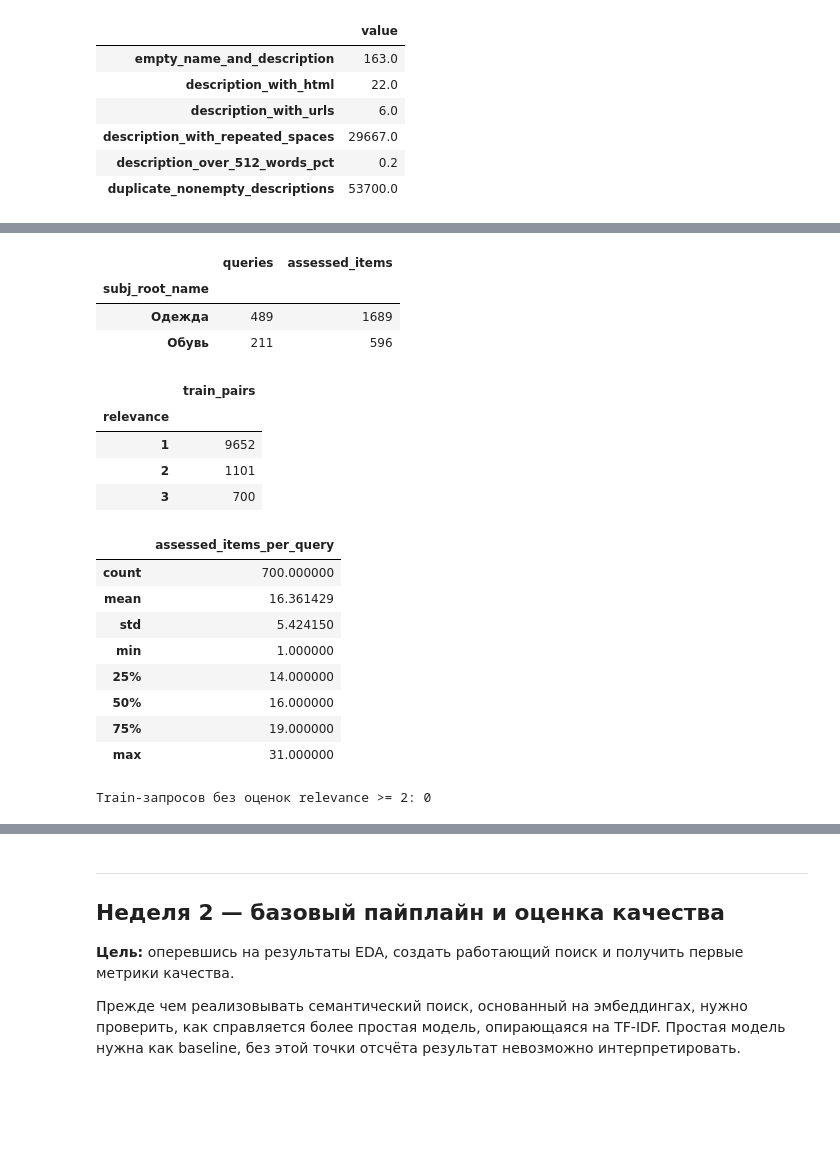
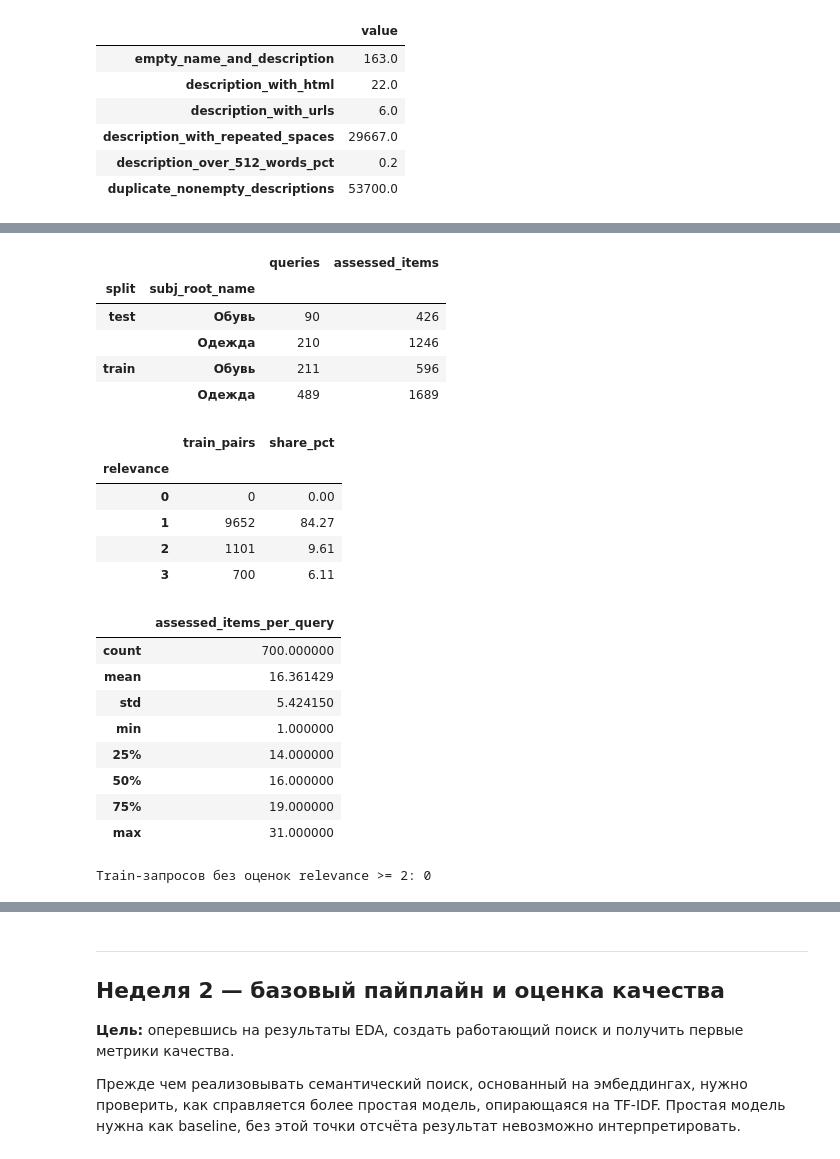
Before and after one commit to RollyDorian/recsys-marketplace, a Jupyter notebook: semantic_search_project.ipynb, the cells around one changed output, grey strips where cells are left out. Cells and saved outputs as stored; diff of their text form; code cells hidden in the pictures; blank space fills up the shorter version.

```diff
--- a/semantic_search_project.ipynb
+++ b/semantic_search_project.ipynb
@@ -343,26 +438,32 @@ display(df_raw.loc[lengths['description_chars'].nlargest(3).index,
 # %%
 # разметка запросов
 item_categories = df_raw[['imt_id', 'subj_root_name']].drop_duplicates('imt_id')
-train_categories = queries_train.merge(item_categories, left_on='item_id', right_on='imt_id',
-                                       how='left', validate='many_to_one')
-coverage = train_categories.groupby('subj_root_name').agg(
-    queries=('query_id', 'nunique'), assessed_items=('item_id', 'nunique')
-).sort_values('queries', ascending=False)
-display(coverage.head(15))
-display(queries_train['relevance'].value_counts().sort_index().to_frame('train_pairs'))
+coverage = {}
+for split, queries in [('train', queries_train), ('test', queries_test)]:
+    joined = queries.merge(item_categories, left_on='item_id', right_on='imt_id',
+                           how='left', validate='many_to_one')
+    coverage[split] = joined.groupby('subj_root_name', dropna=False).agg(
+        queries=('query_id', 'nunique'), assessed_items=('item_id', 'nunique')
+    )
+display(pd.concat(coverage, names=['split']).sort_index())
+train_grades = queries_train['relevance'].value_counts().reindex(range(4), fill_value=0)
+display(pd.DataFrame({'train_pairs': train_grades, 'share_pct': train_grades / train_grades.sum() * 100}).round(2))
 display(queries_train.groupby('query_id').size().describe().to_frame('assessed_items_per_query'))
 positive_counts = queries_train['relevance'].ge(2).groupby(queries_train['query_id']).sum()
 print('Train-запросов без оценок relevance >= 2:', int(positive_counts.eq(0).sum()))
 # %% [output]
-|  | queries | assessed_items |
-| subj_root_name |  |  |
-| Одежда | 489 | 1689 |
-| Обувь | 211 | 596 |
+|  |  | queries | assessed_items |
+| split | subj_root_name |  |  |
+| test | Обувь | 90 | 426 |
+|  | Одежда | 210 | 1246 |
+| train | Обувь | 211 | 596 |
+|  | Одежда | 489 | 1689 |
-|  | train_pairs |
-| relevance |  |
-| 1 | 9652 |
-| 2 | 1101 |
-| 3 | 700 |
+|  | train_pairs | share_pct |
+| relevance |  |  |
+| 0 | 0 | 0.00 |
+| 1 | 9652 | 84.27 |
+| 2 | 1101 | 9.61 |
+| 3 | 700 | 6.11 |
 |  | assessed_items_per_query |
 | count | 700.000000 |
 | mean | 16.361429 |
```
Also changed, not shown: parts of 47 cells of this notebook, 4 other files.
